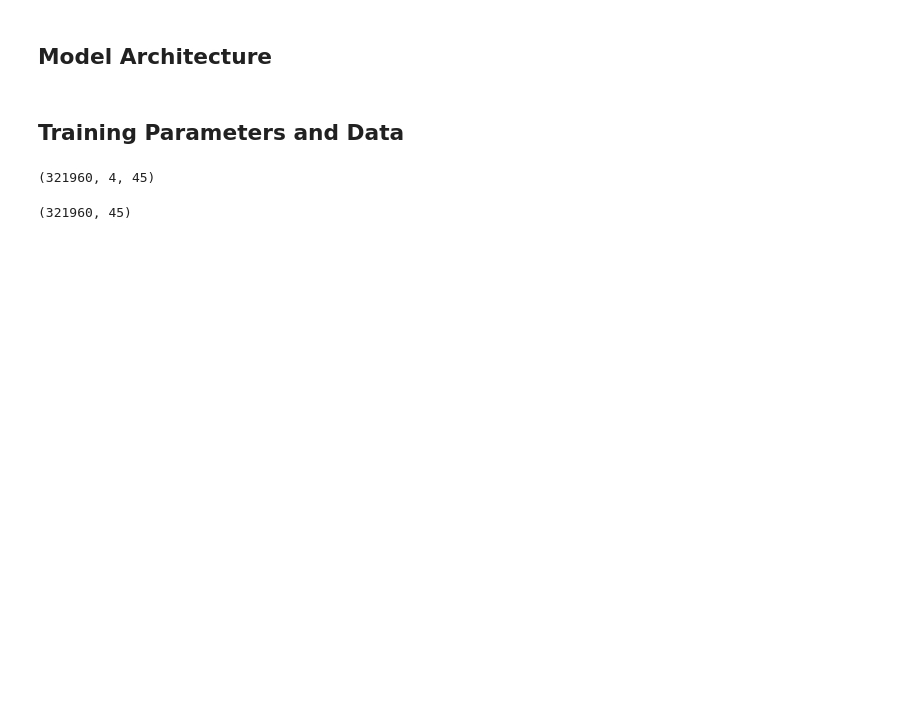
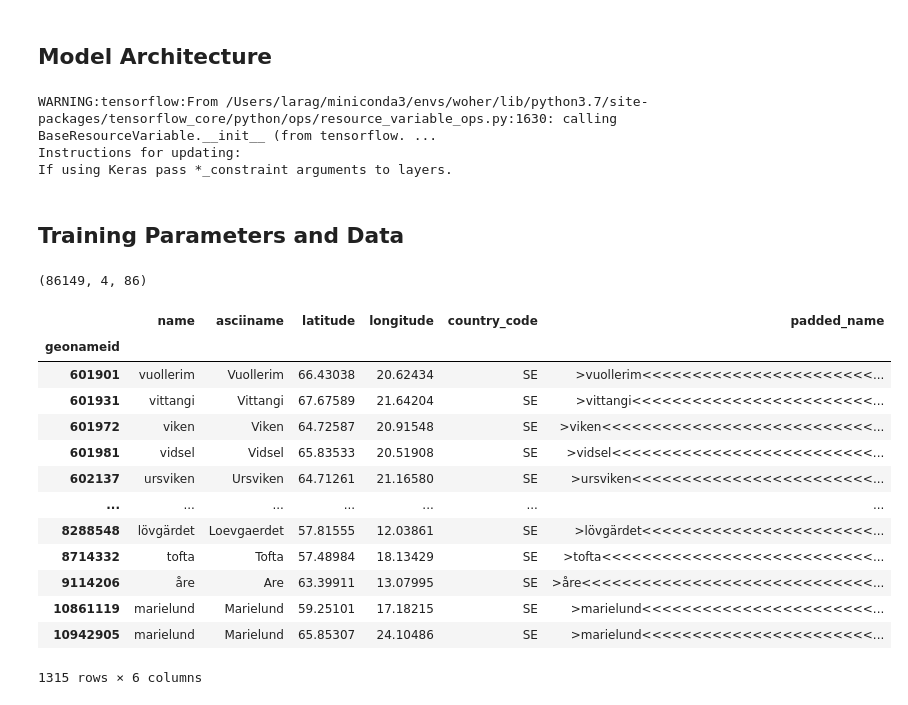
Before and after one commit to lragnarsson/woher, a Jupyter notebook: model-training.ipynb, the cells around one changed output. Saved outputs shown, nothing was run; the diff lists cells and outputs as text; code cells hidden in the pictures; blank space fills up the shorter version.

Commit message:
Add first version of name generation functional model training.

```diff
--- a/model-training.ipynb
+++ b/model-training.ipynb
@@ -73,29 +84,34 @@ raw_cities_data
 # %%
-unwanted_columns = ["name", "alternatenames", "feature_class", "feature_code", \
+unwanted_columns = ["alternatenames", "feature_class", "feature_code", \
                     "cc2", "admin1_code", "admin2_code", "admin3_code", "admin4_code", \
                     "population", "elevation", "dem", "timezone", "modification_date"]
+min_char_count = 60
+name_column = "name"
+
 df = raw_cities_data.drop(columns=unwanted_columns)
+
 print("Cleaning up dataset, before starting we have:")
 print(f'{len(df)} city names from {len(set(df["country_code"].values))} countries')
 
+# Remove or replace bad stuff
 df = df.dropna()
-df["asciiname"] = df["asciiname"].str.lower() # Only lowercase for now
-df["asciiname"] = df["asciiname"].str.replace(r"\(.*\)","") # Remove substrings within parenthesis
-df["asciiname"] = df["asciiname"].str.replace(r"\[.*\]","") # Remove substrings within brackets
-df["asciiname"] = df["asciiname"].str.replace(r'\".*\"',"") # Remove substrings within quotes
-df["asciiname"] = df["asciiname"].str.replace(r"\'.*\'","") # Remove substrings within quotes
-df = df.drop(df.index[df['asciiname'].str.contains('"').values]) # Remove remaining names that have a double quote in them
-df["asciiname"] = df["asciiname"].map(lambda s: s.split("/")[0]) # If names has alt-name after slash, pick first
-df["asciiname"] = df["asciiname"].str.strip() # Strip whitespace
+df[name_column] = df[name_column].str.lower() # Only lowercase for now
+df[name_column] = df[name_column].str.replace(r"\(.*\)","") # Remove substrings within parenthesis
+df[name_column] = df[name_column].str.replace(r"\[.*\]","") # Remove substrings within brackets
+df[name_column] = df[name_column].str.replace(r'\".*\"',"") # Remove substrings within quotes
+df[name_column] = df[name_column].str.replace(r"\'.*\'","") # Remove substrings within quotes
+df = df.drop(df.index[df[name_column].str.contains('"').values]) # Remove remaining names that have a double quote in them
+df[name_column] = df[name_column].map(lambda s: s.split("/")[0]) # If names has alt-name after slash, pick first
+df[name_column] = df[name_column].str.strip() # Strip whitespace
+
+df = remove_least_common_chars(df, name_column, min_char_count)
 
 
 print(f'{len(df)} city names from {len(set(df["country_code"].values))} countries')
 print("... is what we ended up with at the end.")
 
-unique_chars = sorted(list(set(df["asciiname"].str.cat())))
+unique_chars = sorted(list(set(df[name_column].str.cat())))
 print(f'{len(unique_chars)} unique characters')
-
-#df.where(df["asciiname"].str.contains("`")).dropna()
 # %% [output]
 Cleaning up dataset, before starting we have:
 192528 city names from 246 countries
@@ -107,7 +123,7 @@ Cleaning up dataset, before starting we have:
 # %%
 NAME_BEGIN_CHAR = ">"
 NAME_END_CHAR = "<"
-LONGEST_NAME = df["asciiname"].str.len().max()
+LONGEST_NAME = df[name_column].str.len().max()
 NAME_DIMENSION = LONGEST_NAME + 2 # Each name will be wrapper in begin/end characters
 
 def pad_city_name(city_name):
@@ -116,7 +132,7 @@ def pad_city_name(city_name):
 # %%
 # Wrap all names in begin/end characters and pad them to same length
 print(f"Longest city name was {LONGEST_NAME} characters, padding all names to match dimension.")
-df["padded_name"] = df["asciiname"].map(pad_city_name)
+df["padded_name"] = df[name_column].map(pad_city_name)
 
 # Create unqiue character list
 CHARS = sorted(unique_chars + [NAME_BEGIN_CHAR, NAME_END_CHAR])
@@ -253,12 +243,11 @@ Length: 108502, dtype: object
 model_memory = 4 # Number of characters of memory
 input_shape = (model_memory, NUM_CHARS)
 
-lstm_1_units = 128
+lstm_1_units = 256
 lstm_1_activation = 'relu'
-lstm_1_dropout = 0.3
+lstm_1_dropout = 0.25
 
 dense_1_activation = 'softmax'
-#class_weight=class_weight
 
 # Model Architecture
 model = Sequential()
@@ -269,17 +258,39 @@ model.add(LSTM(lstm_1_units,
                dropout=lstm_1_dropout))
 
 model.add(Dense(NUM_CHARS, activation=dense_1_activation))
+# %% [output]
+WARNING:tensorflow:From /Users/larag/miniconda3/envs/woher/lib/python3.7/site-packages/tensorflow_core/python/ops/resource_variable_ops.py:1630: calling BaseResourceVariable.__init__ (from tensorflow. ...
+Instructions for updating:
+If using Keras pass *_constraint arguments to layers.
 # %% [markdown]
 ## Training Parameters and Data
 # %%
-num_training_samples = 30000
+num_training_samples = 10000
+
+df_train = df[df["country_code"] == "SE"]
 
 # Generate training data, can be slow
-X, Y = create_training_data_with_memory(df, model_memory=model_memory, num_samples=num_training_samples)
+X, Y = create_training_data_with_memory(df_train, model_memory=model_memory, num_samples=num_training_samples)
 
 display(X.shape)
-display(Y.shape)
+#display(Y.shape)
 # %% [output]
-(321960, 4, 45)
+(86149, 4, 86)
-(321960, 45)
+# %%
+df_train
+# %% [output]
+|  | name | asciiname | latitude | longitude | country_code | padded_name |
+| geonameid |  |  |  |  |  |  |
+| 601901 | vuollerim | Vuollerim | 66.43038 | 20.62434 | SE | >vuollerim<<<<<<<<<<<<<<<<<<<<<<<... |
+| 601931 | vittangi | Vittangi | 67.67589 | 21.64204 | SE | >vittangi<<<<<<<<<<<<<<<<<<<<<<<<... |
+| 601972 | viken | Viken | 64.72587 | 20.91548 | SE | >viken<<<<<<<<<<<<<<<<<<<<<<<<<<<... |
+| 601981 | vidsel | Vidsel | 65.83533 | 20.51908 | SE | >vidsel<<<<<<<<<<<<<<<<<<<<<<<<<<... |
+| 602137 | ursviken | Ursviken | 64.71261 | 21.16580 | SE | >ursviken<<<<<<<<<<<<<<<<<<<<<<<<... |
+| ... | ... | ... | ... | ... | ... | ... |
+| 8288548 | lövgärdet | Loevgaerdet | 57.81555 | 12.03861 | SE | >lövgärdet<<<<<<<<<<<<<<<<<<<<<<<... |
+| 8714332 | tofta | Tofta | 57.48984 | 18.13429 | SE | >tofta<<<<<<<<<<<<<<<<<<<<<<<<<<<... |
+| 9114206 | åre | Are | 63.39911 | 13.07995 | SE | >åre<<<<<<<<<<<<<<<<<<<<<<<<<<<<<... |
+| 10861119 | marielund | Marielund | 59.25101 | 17.18215 | SE | >marielund<<<<<<<<<<<<<<<<<<<<<<<... |
+| 10942905 | marielund | Marielund | 65.85307 | 24.10486 | SE | >marielund<<<<<<<<<<<<<<<<<<<<<<<... |
+1315 rows × 6 columns
 # %%
```
Also changed, not shown: parts of 11 cells of this notebook.
